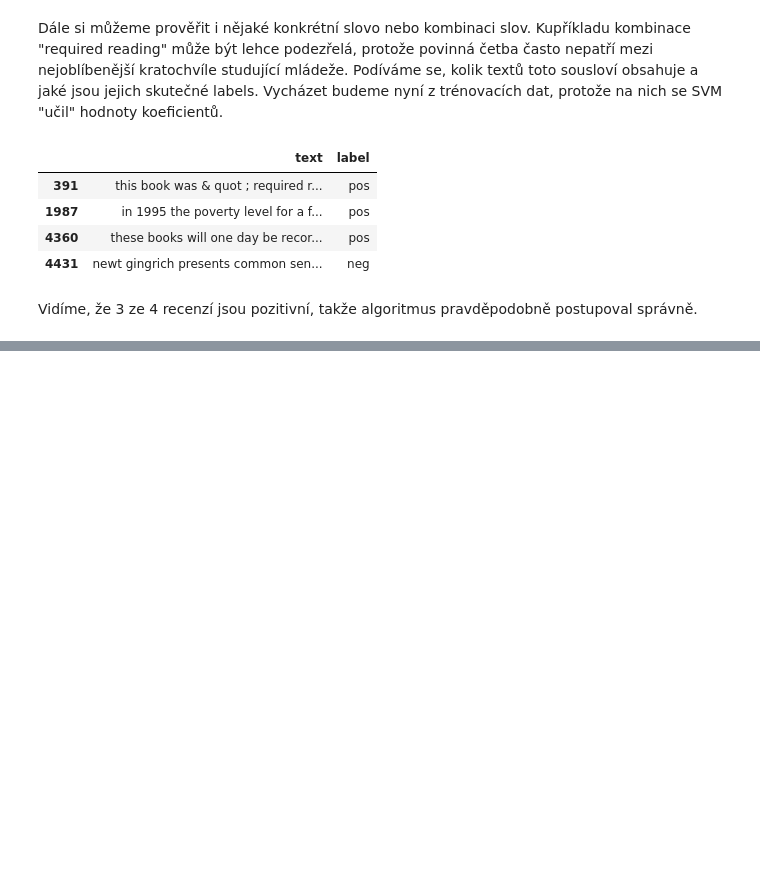
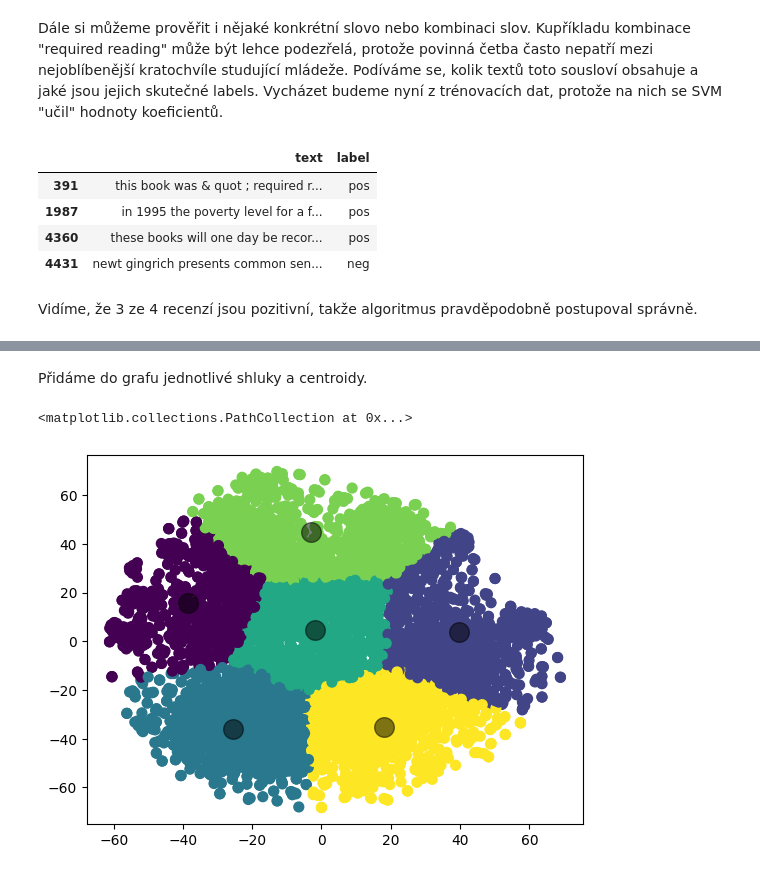
Before and after one commit to pesikj/PythonProDataScience, a Jupyter notebook: 12/reseni.ipynb, the cells around one changed output, grey strips where cells are left out. Drawn from its saved outputs; the diff is of its cells as text; code cells hidden in the pictures; blank space fills up the shorter version.

```diff
--- a/12/reseni.ipynb
+++ b/12/reseni.ipynb
@@ -224,0 +295,11 @@ Vidíme, že 3 ze 4 recenzí jsou pozitivní, takže algoritmus pravděpodobně
+# %% [markdown]
+Přidáme do grafu jednotlivé shluky a centroidy.
+# %%
+model = KMeans(n_clusters=6, random_state=42, n_init="auto")
+labels = model.fit_predict(X_2)
+centers = model.cluster_centers_
+plt.scatter(X_2[:, 0], X_2[:, 1], c=labels, s=50)
+plt.scatter(centers[:, 0], centers[:, 1], c="black", s=200, alpha=0.5)
+# %% [output]
+<matplotlib.collections.PathCollection at 0x...>
+[figure, added]
```
Also changed, not shown: parts of 23 cells of this notebook, 3 other files.
